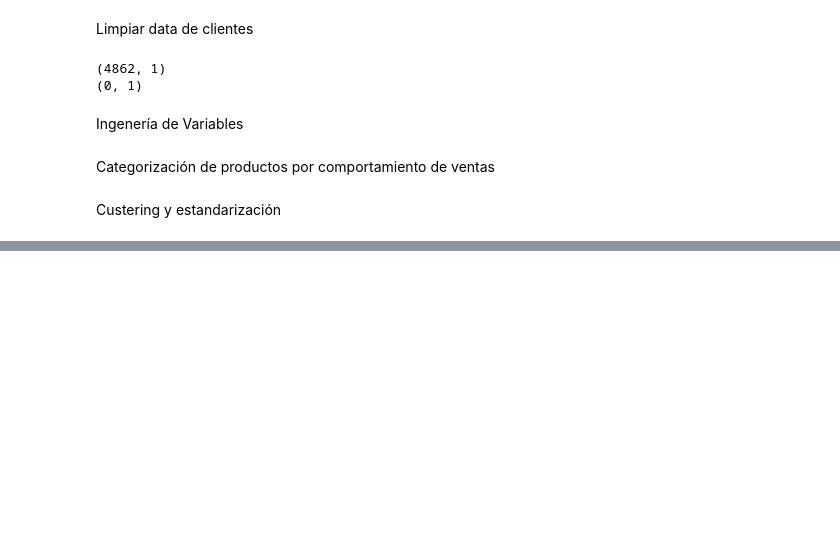
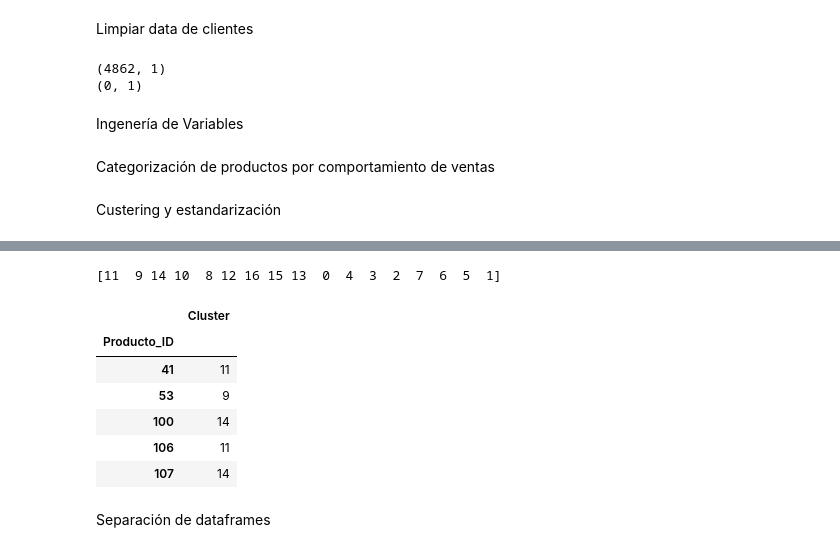
Before and after one commit to christiansakerb/Bimbo_Demanda-Inventario, a Jupyter notebook: Caso_inventario.ipynb, the cells around one changed output, grey strips where cells are left out. Saved outputs shown, nothing was run; the diff lists cells and outputs as text; code cells hidden in the pictures; blank space fills up the shorter version.

```diff
--- a/Caso_inventario.ipynb
+++ b/Caso_inventario.ipynb
@@ -235,0 +320,21 @@ El numero de clusters es [-1  0  1  2]
+# %%
+# Unión de outliers y no outliers
+train_producto_grouped_solo_outliers_cluster_worked = train_producto_grouped_solo_outliers_cluster.copy()
+train_producto_grouped_solo_outliers_cluster_worked['Cluster'].unique()
+train_producto_grouped_solo_outliers_cluster_worked['Cluster'] = train_producto_grouped_solo_outliers_cluster_worked['Cluster']+1+train_producto_grouped_sin_outliers_cluster['Cluster'].max()
+train_producto_grouped_solo_outliers_cluster_worked['Cluster'].unique()
+
+Clusteres_definidos = pd.concat([train_producto_grouped_solo_outliers_cluster_worked,train_producto_grouped_sin_outliers_cluster])[['Cluster']]
+print(Clusteres_definidos['Cluster'].unique())
+Clusteres_definidos.head()
+# %% [output]
+[11  9 14 10  8 12 16 15 13  0  4  3  2  7  6  5  1]
+|  | Cluster |
+| Producto_ID |  |
+| 41 | 11 |
+| 53 | 9 |
+| 100 | 14 |
+| 106 | 11 |
+| 107 | 14 |
+# %% [markdown]
+Separación de dataframes
```
Also changed, not shown: parts of 13 cells of this notebook.
